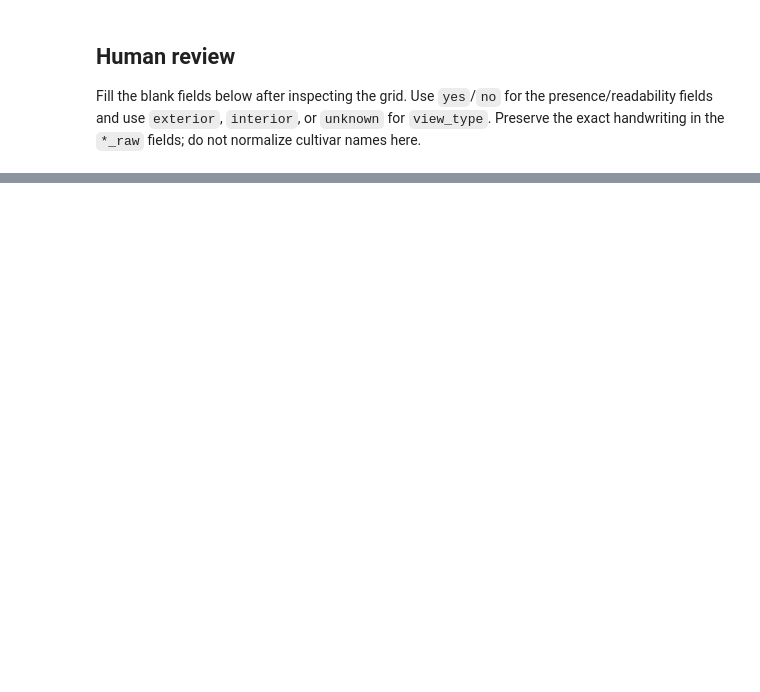
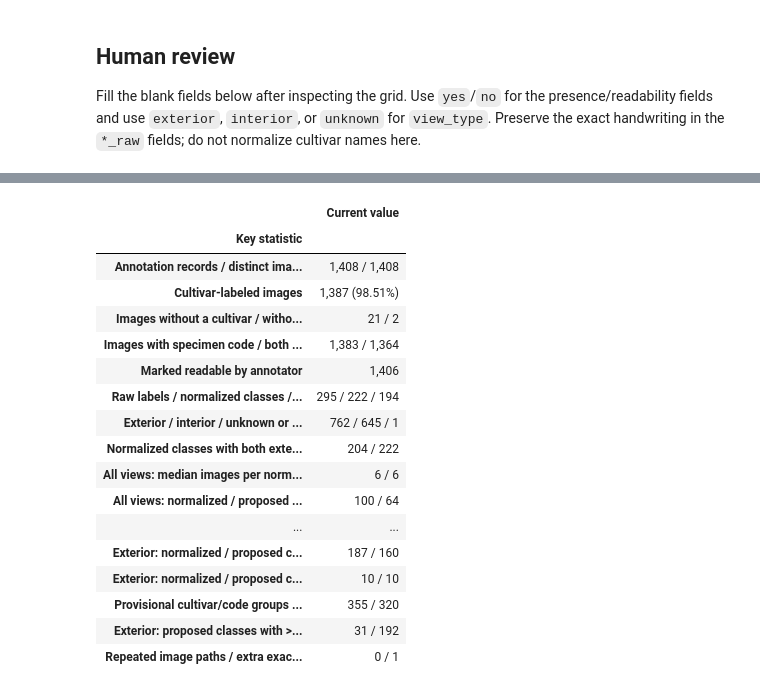
Before and after one commit to danielgeorge922/cis4914-senior-project-code, a Jupyter notebook: ml-models/notebooks/sharepoint_label_audit.ipynb, the cells around one changed output, grey strips where cells are left out. Saved outputs shown, nothing was run; the diff lists cells and outputs as text; code cells hidden in the pictures; blank space fills up the shorter version.

```diff
--- a/ml-models/notebooks/sharepoint_label_audit.ipynb
+++ b/ml-models/notebooks/sharepoint_label_audit.ipynb
@@ -174,0 +393,89 @@ The review CSV is a pilot annotation artifact. It should not be treated as the f
+# %%
+# Standalone summary: reads current annotations; proposed spelling merges are embedded below.
+import json
+from pathlib import Path
+import pandas as pd
+from IPython.display import display, Markdown
+
+summary_here = Path.cwd().resolve()
+summary_path = next((candidate / 'data/manifests/sharepoint_gemini/annotations.jsonl'
+    for parent in (summary_here, *summary_here.parents)
+    for candidate in (parent, parent / 'ml-models')
+    if (candidate / 'data/manifests/sharepoint_gemini/annotations.jsonl').is_file()), None)
+if summary_path is None:
+    raise FileNotFoundError('Could not find the SharePoint annotations manifest.')
+with summary_path.open(encoding='utf-8') as handle:
+    summary_df = pd.json_normalize([json.loads(line) for line in handle if line.strip()])
+if summary_df.empty:
+    raise ValueError('The annotation manifest is empty.')
+for field in ['cultivar', 'specimen_code', 'post_it_text', 'view_type']:
+    column = f'annotation.{field}'
+    summary_df[column] = summary_df[column].astype('string').str.strip().replace('', pd.NA)
+summary_df['class'] = summary_df['annotation.cultivar'].str.replace(r'\s+', ' ', regex=True).str.upper()
+summary_df['view'] = summary_df['annotation.view_type'].str.lower().fillna('unknown')
+summary_mapping = {'4- WAY BOMBAY SDG': '4-WAY BOMBAY SDG', 'ALAMPUR BANESAN': 'ALAMPUR BANESHAN', 'BENETT AIPHONSO': 'BENETT ALPHONSO', 'BENETT HIPHONSO': 'BENETT ALPHONSO', 'BENETT-ALPHONSO': 'BENETT ALPHONSO', 'BENNET ALPHONSO': 'BENETT ALPHONSO', 'BESENNARA': 'BESSENARA', 'CHOC ANNON': 'CHOC ANON', 'DUNCAN X JULLIETTE': 'DUNCAN X JULIETTE', 'FIORIGON': 'FLORIGON', 'GIAZIER': 'GLAZIER', 'GLENN X PEACH COBLER': 'GLENN X PEACH COBBLER', 'HIMSIGAR': 'HIMSAGAR', 'HINDI BESSENERA': 'HINDI BESSENARA', 'ITHAMARACA': 'ITAMARACA', 'LUCILE': 'LUCILLE', 'MUIGOBA': 'MULGOBA', 'PILLSBURY-A': 'PILLSBURYA', 'PO PUY KALAY / LEMON MERINGUE': 'PO PUY KALAY/LEMON MERINGUE', 'PO PUY KALAY/ LEMON MERINGUE': 'PO PUY KALAY/LEMON MERINGUE', 'RED ITAMA RACA': 'RED ITAMARACA', 'ROCK DALE SAIGON': 'ROCKDALE SAIGON', 'ROSIGOID': 'ROSIGOLD', 'RUBY X HINDI BESSANARA': 'RUBY X HINDI BESSENARA', 'RUBY X HINDI BESSENCARA': 'RUBY X HINDI BESSENARA', 'SPRINFELS': 'SPRINGFELS', 'TUEHAU': 'TUE HAU', 'YOUNG (EDWARD XKENT 14)': 'YOUNG (EDWARD X KENT 14)'}
+summary_df['proposed_class'] = summary_df['class'].map(summary_mapping).fillna(summary_df['class'])
+summary_total = len(summary_df)
+summary_flags = summary_df[['annotation.cultivar', 'annotation.specimen_code', 'annotation.post_it_text']].notna()
+summary_counts = summary_df['class'].value_counts()
+summary_proposed_counts = summary_df['proposed_class'].value_counts()
+summary_exterior = summary_df.loc[summary_df['view'].eq('exterior') & summary_df['class'].notna()].copy()
+summary_exterior_counts = summary_exterior['class'].value_counts()
+summary_exterior_proposed = summary_exterior['proposed_class'].value_counts()
+summary_views = pd.crosstab(summary_df['class'], summary_df['view']).reindex(columns=['exterior', 'interior'], fill_value=0)
+summary_both_views = (summary_views.exterior.gt(0) & summary_views.interior.gt(0)).sum()
+summary_specimens = summary_df.dropna(subset=['class', 'annotation.specimen_code']).copy()
+summary_specimens['code'] = summary_specimens['annotation.specimen_code'].str.replace(r'\s+', '', regex=True).str.upper()
+summary_groups = summary_specimens.groupby(['class', 'code']).size()
+summary_exterior['code'] = summary_exterior['annotation.specimen_code'].str.replace(r'\s+', '', regex=True).str.upper()
+summary_exterior_groups = summary_exterior.dropna(subset=['code']).groupby('proposed_class')['code'].nunique()
+summary_hashes = summary_df['sha256'].astype('string').str.strip().replace('', pd.NA).dropna()
+summary_stats = [
+    ('Annotation records / distinct image paths', f'{summary_total:,} / {summary_df.raw_path.nunique():,}'),
+    ('Cultivar-labeled images', f"{summary_flags['annotation.cultivar'].sum():,} ({100 * summary_flags['annotation.cultivar'].mean():.2f}%)"),
+    ('Images without a cultivar / without any text annotation', f"{summary_df['class'].isna().sum():,} / {(~summary_flags.any(axis=1)).sum():,}"),
+    ('Images with specimen code / both cultivar and code', f"{summary_flags['annotation.specimen_code'].sum():,} / {(summary_flags['annotation.cultivar'] & summary_flags['annotation.specimen_code']).sum():,}"),
+    ('Marked readable by annotator', f"{summary_df['annotation.label_readable'].eq(True).sum():,}"),
+    ('Raw labels / normalized classes / proposed merged classes', f"{summary_df['annotation.cultivar'].nunique():,} / {len(summary_counts):,} / {len(summary_proposed_counts):,}"),
+    ('Exterior / interior / unknown or other views', f"{summary_df['view'].eq('exterior').sum():,} / {summary_df['view'].eq('interior').sum():,} / {(~summary_df['view'].isin(['exterior', 'interior'])).sum():,}"),
+    ('Normalized classes with both exterior and interior views', f'{summary_both_views:,} / {len(summary_counts):,}'),
+    ('All views: median images per normalized / proposed class', f'{summary_counts.median():g} / {summary_proposed_counts.median():g}'),
+    ('All views: normalized / proposed classes with <=5 images', f'{summary_counts.le(5).sum():,} / {summary_proposed_counts.le(5).sum():,}'),
+    ('Cultivar-labeled exterior images (V1 candidates before crop/review)', f'{len(summary_exterior):,}'),
+    ('Exterior: normalized / proposed merged classes', f'{len(summary_exterior_counts):,} / {len(summary_exterior_proposed):,}'),
+    ('Exterior: median images per normalized / proposed class', f'{summary_exterior_counts.median():g} / {summary_exterior_proposed.median():g}'),
+    ('Exterior: normalized / proposed classes with <=5 images', f'{summary_exterior_counts.le(5).sum():,} / {summary_exterior_proposed.le(5).sum():,}'),
+    ('Exterior: normalized / proposed classes with >=10 images', f'{summary_exterior_counts.ge(10).sum():,} / {summary_exterior_proposed.ge(10).sum():,}'),
+    ('Provisional cultivar/code groups / groups with multiple images', f'{len(summary_groups):,} / {summary_groups.gt(1).sum():,}'),
+    ('Exterior: proposed classes with >=3 known code groups', f'{summary_exterior_groups.ge(3).sum():,} / {len(summary_exterior_proposed):,}'),
+    ('Repeated image paths / extra exact-hash records', f'{summary_df.raw_path.duplicated().sum():,} / {summary_hashes.duplicated().sum():,}'),
+]
+display(pd.DataFrame(summary_stats, columns=['Key statistic', 'Current value']).set_index('Key statistic'))
+summary_interpretation = f"""**Project feasibility:** enough to begin a scoped transfer-learning prototype; reliable full-catalog phone-photo recognition has not been demonstrated.
+
+- **Exterior coverage is thin:** {len(summary_exterior):,} labeled exterior images across {len(summary_exterior_proposed):,} proposed classes; {summary_exterior_proposed.le(5).sum():,} classes have at most five exterior images. Start with a smaller supported class set.
+- **Labels and independence need review:** proposed spelling merges are provisional. Specimen codes are accession/location proxies, not verified physical-fruit IDs; keep related views and duplicate images in the same split.
+- **Evaluate the intended input:** crop out label cards/rulers, audit HF compatibility, and test on independent guided phone photos. Counts alone cannot predict model accuracy.
+
+*SharePoint-only statistics; original labels are unchanged. Proposed classes are not yet approved training labels.*
+"""
+display(Markdown(summary_interpretation))
+# %% [output]
+|  | Current value |
+| Key statistic |  |
+| Annotation records / distinct ima... | 1,408 / 1,408 |
+| Cultivar-labeled images | 1,387 (98.51%) |
+| Images without a cultivar / witho... | 21 / 2 |
+| Images with specimen code / both ... | 1,383 / 1,364 |
+| Marked readable by annotator | 1,406 |
+| Raw labels / normalized classes /... | 295 / 222 / 194 |
+| Exterior / interior / unknown or ... | 762 / 645 / 1 |
+| Normalized classes with both exte... | 204 / 222 |
+| All views: median images per norm... | 6 / 6 |
+| All views: normalized / proposed ... | 100 / 64 |
+| ... | ... |
+| Exterior: normalized / proposed c... | 187 / 160 |
+| Exterior: normalized / proposed c... | 10 / 10 |
+| Provisional cultivar/code groups ... | 355 / 320 |
+| Exterior: proposed classes with >... | 31 / 192 |
+| Repeated image paths / extra exac... | 0 / 1 |
```
Also changed, not shown: parts of 30 cells of this notebook, 1 other file.
